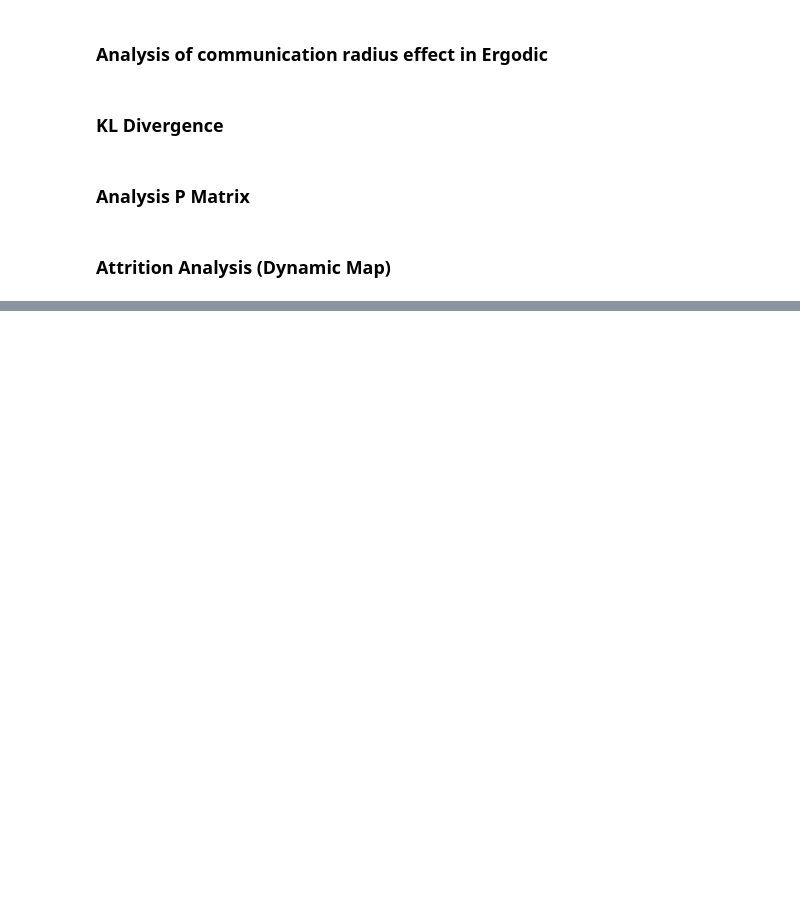
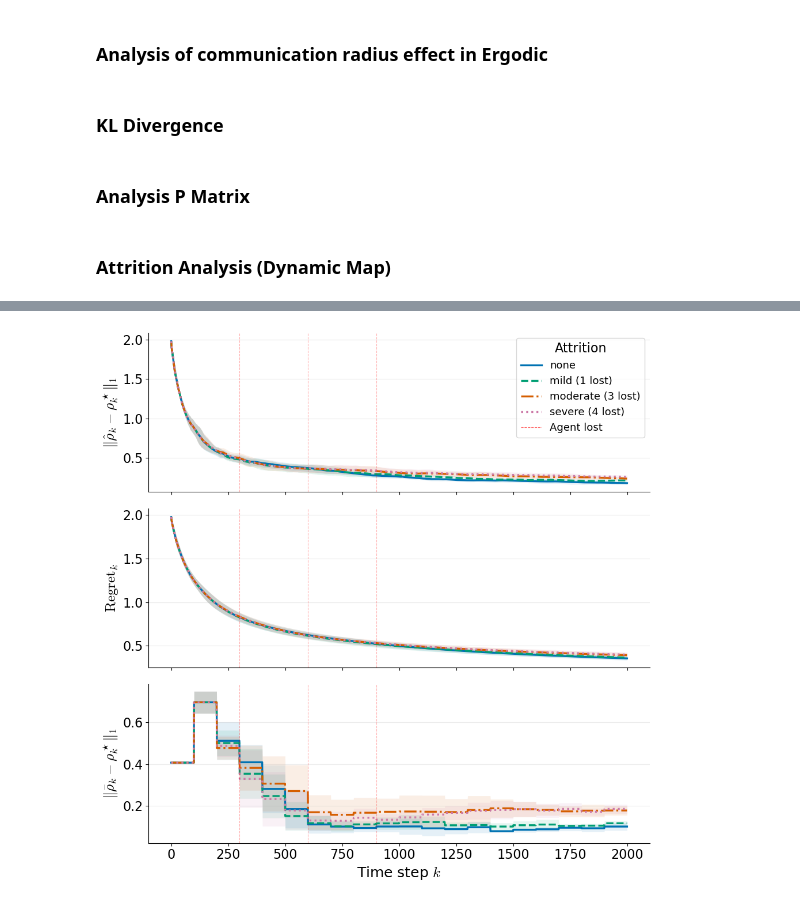
Before and after one commit to sastry-group/MAES, a Jupyter notebook: viz/plot_multiple_methods.ipynb, the cells around one changed output, grey strips where cells are left out. Drawn from its saved outputs; the diff is of its cells as text; code cells hidden in the pictures; blank space fills up the shorter version.

Commit message:
new plotting for the robot attrition

```diff
--- a/viz/plot_multiple_methods.ipynb
+++ b/viz/plot_multiple_methods.ipynb
@@ -2288,7 +2205,7 @@ plt.rcParams.update({
 })
 
 # Order conditions from none → severe
-severity_order = ["none", "mild (1 lost)", "moderate (2 lost)", "severe (3 lost)"]
+severity_order = ["none", "mild (1 lost)", "moderate (3 lost)", "severe (4 lost)"]
 severity_order = [s for s in severity_order if s in curves_attrition]
 
 colorblind_colors = ["#0072B2", "#009E73", "#D55E00", "#CC79A7"]
@@ -2380,0 +2658,59 @@ plt.show()
+# %%
+plt.rcParams.update({
+    "font.family": "sans-serif",
+    "font.sans-serif": ["DejaVu Sans"],
+    "mathtext.fontset": "cm",
+    "font.size": 16,
+    "axes.labelsize": 18,
+    "axes.titlesize": 18,
+    "legend.fontsize": 13,
+    "xtick.labelsize": 16,
+    "ytick.labelsize": 16,
+    "lines.linewidth": 2.4,
+})
+
+sev_static = [s for s in severity_order if s in curves_static]
+color_map_att = {s: colorblind_colors[i] for i, s in enumerate(sev_static)}
+ls_map_att = {s: linestyles[i] for i, s in enumerate(sev_static)}
+
+attrition_times = [300, 600, 900]  # ADJUST!!
+
+fig, (ax1, ax2, ax3) = plt.subplots(3, 1, figsize=(10, 10), sharex=True)
+# fig.suptitle("Static Environment — Attrition Analysis", fontsize=20, y=0.98)
+
+# Row 1: Instantaneous error (full empirical)
+plot_attrition_panel(ax1, curves_static, sev_static, "emp_true_full", color_map_att, ls_map_att)
+ax1.set_ylabel(r"$\|\hat{\rho}_k - \rho_k^\star\|_1$")
+add_kill_lines(ax1, attrition_times)
+
+# Row 2: Regret (full empirical)
+plot_attrition_panel(ax2, curves_static, sev_static, "regret_full", color_map_att, ls_map_att)
+ax2.set_ylabel(r"$\mathrm{Regret}_k$")
+add_kill_lines(ax2, attrition_times)
+
+# Row 3: Belief loss
+plot_attrition_panel(ax3, curves_static, sev_static, "bel_true", color_map_att, ls_map_att)
+ax3.set_ylabel(r"$\|\bar{\rho}_k - \rho_k^\star\|_1$")
+ax3.set_xlabel(r"Time step $k$")
+add_kill_lines(ax3, attrition_times)
+
+# Legend
+severity_handles = [
+    Line2D([0], [0], color=color_map_att[s], lw=2.4, ls=ls_map_att[s], label=s)
+    for s in sev_static
+]
+other_handles = [
+    Line2D([0], [0], color="red", lw=0.8, linestyle="--", alpha=0.6, label="Agent lost"),
+]
+ax1.legend(
+    handles=severity_handles + other_handles,
+    title="Attrition",
+    loc="upper right",
+    frameon=True,
+)
+
+plt.tight_layout()
+plt.savefig("attrition_static_3panel.pdf", bbox_inches="tight")
+plt.show()
+# %% [output]
+[figure, added]
```
Also changed, not shown: parts of 19 cells of this notebook, 1 other file.
